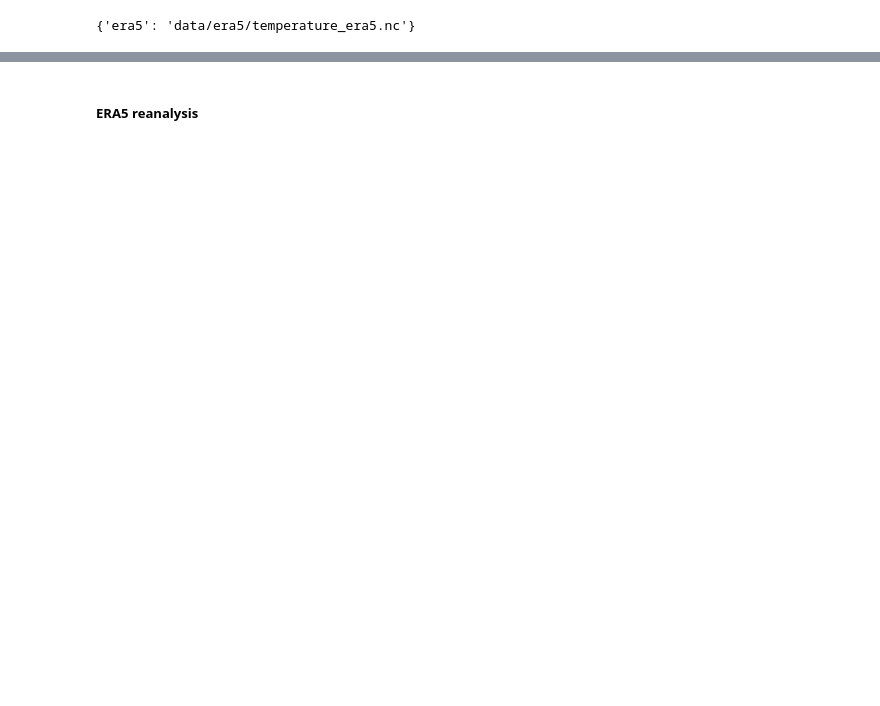
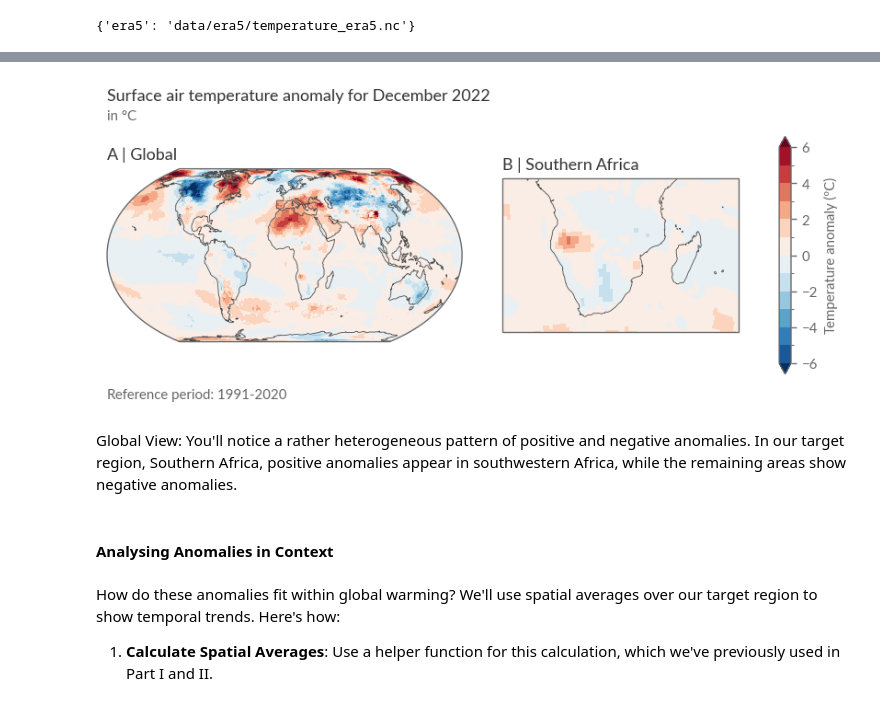
Before and after one commit to ECMWFCode4Earth/sketchbook-earth, a Jupyter notebook: tutorials/02_temperature/02c_temperature.ipynb, the cells around one changed output, grey strips where cells are left out. Cells and saved outputs as stored; diff of their text form; code cells hidden in the pictures; blank space fills up the shorter version.

```diff
--- a/tutorials/02_temperature/02c_temperature.ipynb
+++ b/tutorials/02_temperature/02c_temperature.ipynb
@@ -72,0 +106,7 @@ PROJS = {
+# %%
+def get_extent_from_region(region):
+    x0 = REGIONS[region]['lon'].start
+    x1 = REGIONS[region]['lon'].stop
+    y0 = REGIONS[region]['lat'].start
+    y1 = REGIONS[region]['lat'].stop
+    return x0, x1, y0, y1
@@ -142,3 +345,67 @@ def streamline_coords(da):
+# %%
+region = "Southern Africa"
+
+
+# Recreate the figures similar to the C3S Monthly Bulletins
+fig = plt.figure(figsize=(8, 3), dpi=120)
+gs = GridSpec(
+    3, 3, figure=fig, width_ratios=[1.5, 1, 0.05], height_ratios=[0.05, 1, 0.05]
+)
+
+# Add the axes
+tax = fig.add_subplot(gs[0, 0])
+bax = fig.add_subplot(gs[2, 0])
+ax1 = fig.add_subplot(gs[1, 0], projection=PROJS["Global"])
+ax2 = fig.add_subplot(gs[1, 1], projection=PROJS[region])
+cax = fig.add_subplot(gs[1, 2])
+
+# Set the extent of the maps
+ax1.set_global()
+ax2.set_extent(get_extent_from_region(region), crs=PROJS["Data"])
+
+# Add coastlines and anomlies
+for ax in [ax1, ax2]:
+    ax.coastlines(lw=0.5, color=".3")
+    era5_in_2022.plot(ax=ax, cbar_ax=cax, **kwargs)
+
+# Add titles, labels and text
+ax1.set_title("A | Global")
+ax2.set_title("B | {}".format(region))
+
+# Get month and add to title
+month_number = era5_in_2022.time.dt.month.item()
+title = f"Surface air temperature anomaly for {calendar.month_name[month_number]} 2022"
+tax.set_title(title)
+# Add units to subtitle
+tax.text(0, 0, "in °C", ha="left", va="bottom", transform=tax.transAxes)
+tax.axis("off")
+
+# Get the reference period and add to the bottom left
+bax.axis("off")
+ref_start = REF_PERIOD["time"].start
+ref_end = REF_PERIOD["time"].stop
+bax.text(
+    0,
+    0,
+    f"Reference period: {ref_start}-{ref_end}",
+    ha="left",
+    va="bottom",
+    transform=bax.transAxes,
+)
+
+# Tweak the layout
+fig.subplots_adjust(bottom=0.0, hspace=0.02)
+plt.show()
+# %% [output]
+[figure, added]
+# %% [markdown]
+Global View: You'll notice a rather heterogeneous pattern of positive and negative anomalies. In our target region, Southern Africa, positive anomalies appear in southwestern Africa, while the remaining areas show negative anomalies.
+# %% [markdown]
+#### Analysing Anomalies in Context
+# %% [markdown]
+How do these anomalies fit within global warming? We'll use spatial averages over our target region to show temporal trends. Here's how:
+
+1. **Calculate Spatial Averages**: Use a helper function for this calculation, which we've previously used in Part I and II.
 # %%
 def weighted_spatial_average(da, region, land_mask=None):
     """Calculate the weighted spatial average of a DataArray.
@@ -161,5 +428,3 @@ def weighted_spatial_average(da, region, land_mask=None):
         weights = weights * land_mask.fillna(0)
 
     return da.weighted(weights).mean(("lat", "lon"))
-# %% [markdown]
-##### ERA5 reanalysis
```
Also changed, not shown: parts of 52 cells of this notebook, 2 other files.
